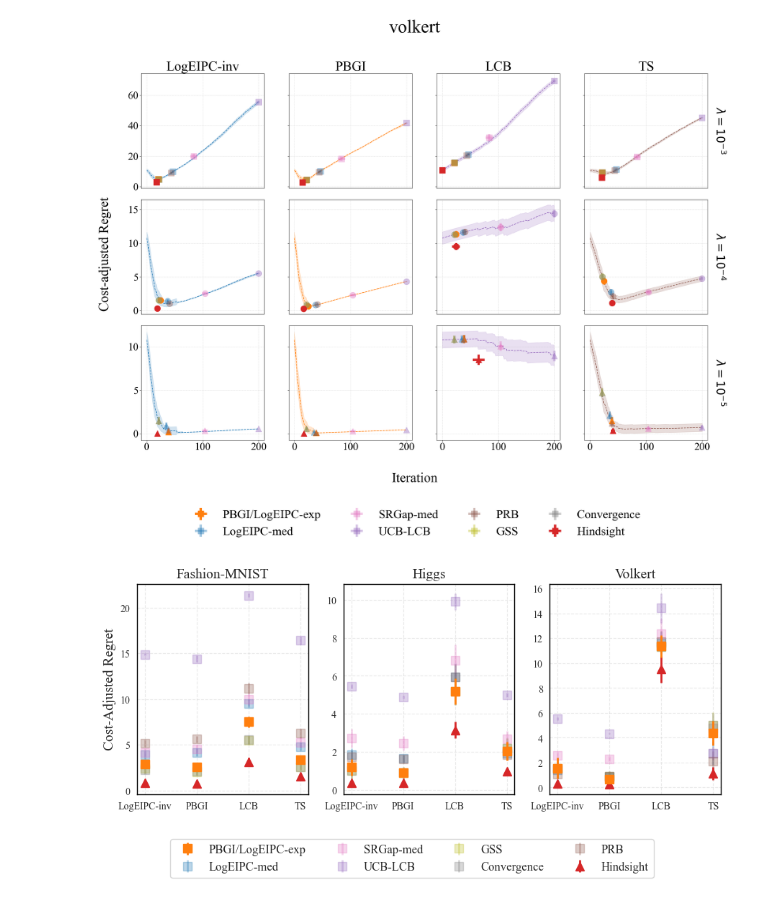
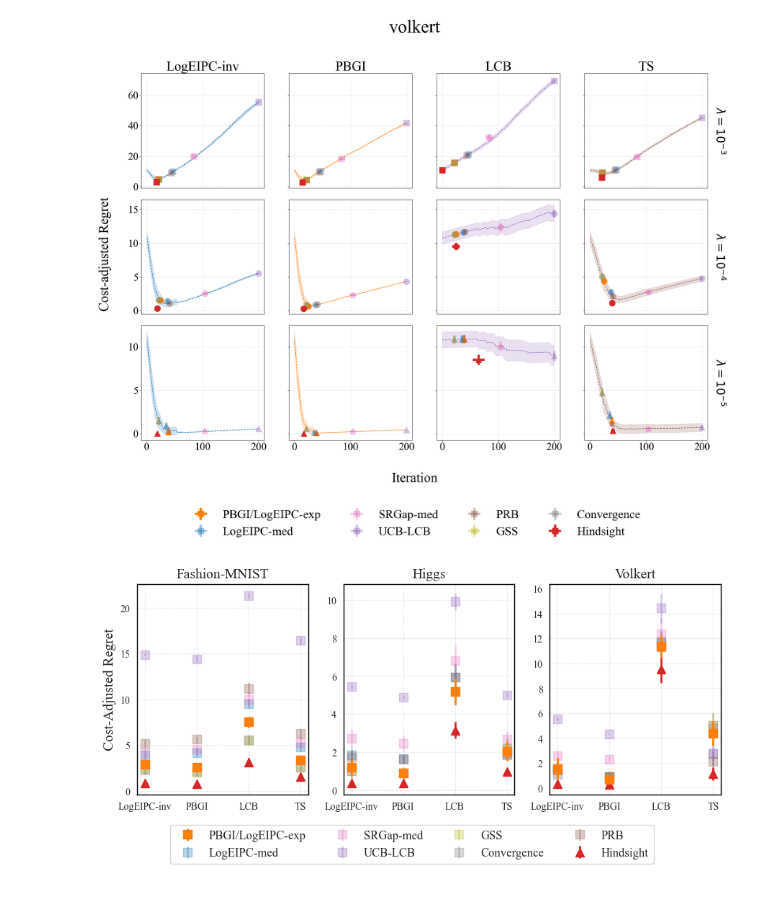
Before and after one commit to QianJaneXie/CostAwareStoppingBayesOpt, a Jupyter notebook: notebooks/LCBench_UnknownCost.ipynb, the cells around one changed output. Saved outputs shown, nothing was run; the diff lists cells and outputs as text; code cells hidden in the pictures.

Commit message:
update plotting notebooks

```diff
--- a/notebooks/LCBench_UnknownCost.ipynb
+++ b/notebooks/LCBench_UnknownCost.ipynb
@@ -624,32 +624,32 @@ for col, d in enumerate(dataset_names):
                         linewidth=2,
                         color=rule['color'],
                         capsize=0,
                         alpha=alpha,
                         zorder=zorder,
                         label=rule['label'])
 
     ax.set_xticks(range(n_cols))
     ax.set_xticklabels(acq_order)
     if (d == "Fashion-MNIST"):
         ax.set_title(d)
     else:
         ax.set_title(d.capitalize())
     ax.grid(True, linestyle='--', alpha=0.4)
     ax.set_ylabel("Cost-Adjusted Regret" if col == 0 else "")
     style_spines(ax)
 
 # Shared legend
 handles, labels = axes[0].get_legend_handles_labels()
 legend_hls = dict(zip(labels, handles))
 
 fig.legend(legend_hls.values(), legend_hls.keys(),
            loc='lower center',
-           bbox_to_anchor=(0.5, -0.2),
+           bbox_to_anchor=(0.5, -0.15),
            ncol=ceil(len(legend_hls) / 2),
            fontsize=12)
 
 plt.tight_layout(rect=[0, 0.0, 1, 0.95])
 plt.savefig(f'../plots/BarPlot_empirical_unknown_cost.pdf', bbox_inches='tight')
 plt.show()
 # %% [output]
-[figure, old version]
+[figure, new version]
```
Also changed, not shown: 1 other file.
